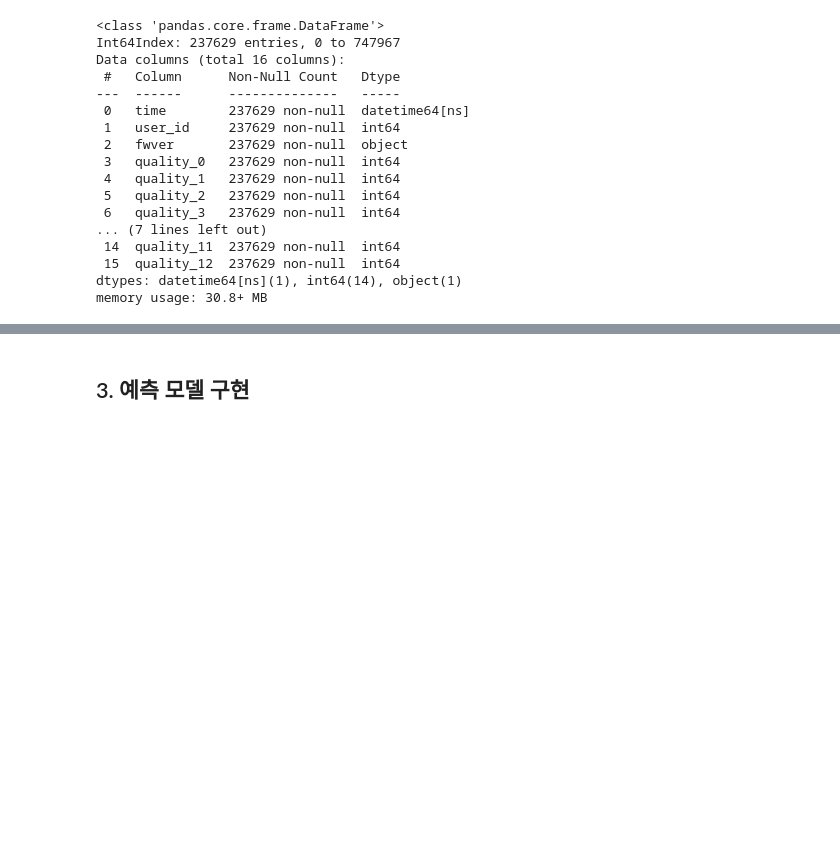
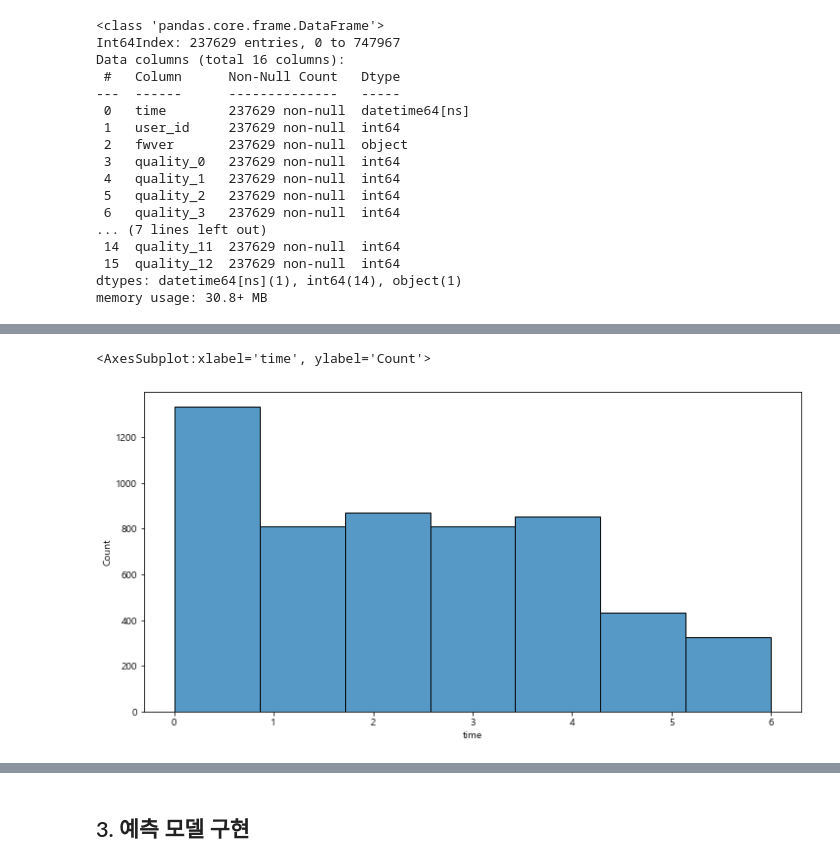
Before and after one commit to LEEHM97/machine-learning-exercises, a Jupyter notebook: 10.DAYCON대회_사용자불편예지/시스템 품질 변화로 인한 사용자 불편 예지.ipynb, the cells around one changed output, grey strips where cells are left out. Cells and saved outputs as stored; diff of their text form; code cells hidden in the pictures; blank space fills up the shorter version.

```diff
--- a/10.DAYCON대회_사용자불편예지/시스템 품질 변화로 인한 사용자 불편 예지.ipynb
+++ b/10.DAYCON대회_사용자불편예지/시스템 품질 변화로 인한 사용자 불편 예지.ipynb
@@ -581,0 +700,9 @@ memory usage: 30.8+ MB
+# %%
+# 주말에 에러가 많이 발생하지만 불만 제기는 월요일이 가장 많다.
+# 주말에는 고객센터가 문을 열지 않을 것이라 생각했을 수 있다.
+
+plt.figure(figsize=(12,6))
+sns.histplot(data=train_problem, x=train_problem.time.dt.day_of_week, bins=7)
+# %% [output]
+<AxesSubplot:xlabel='time', ylabel='Count'>
+[figure, added]
```
Also changed, not shown: parts of 46 cells of this notebook.
